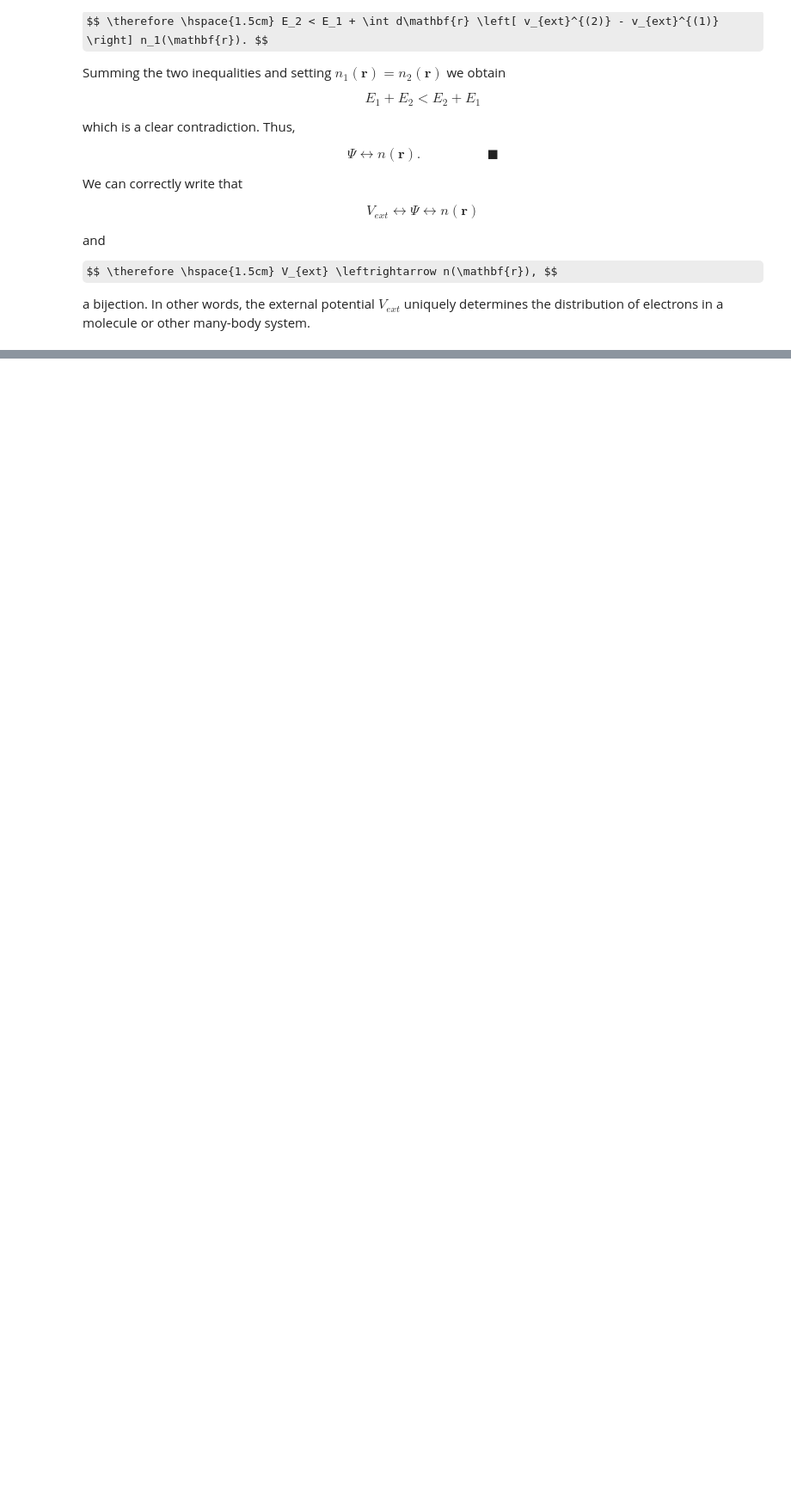
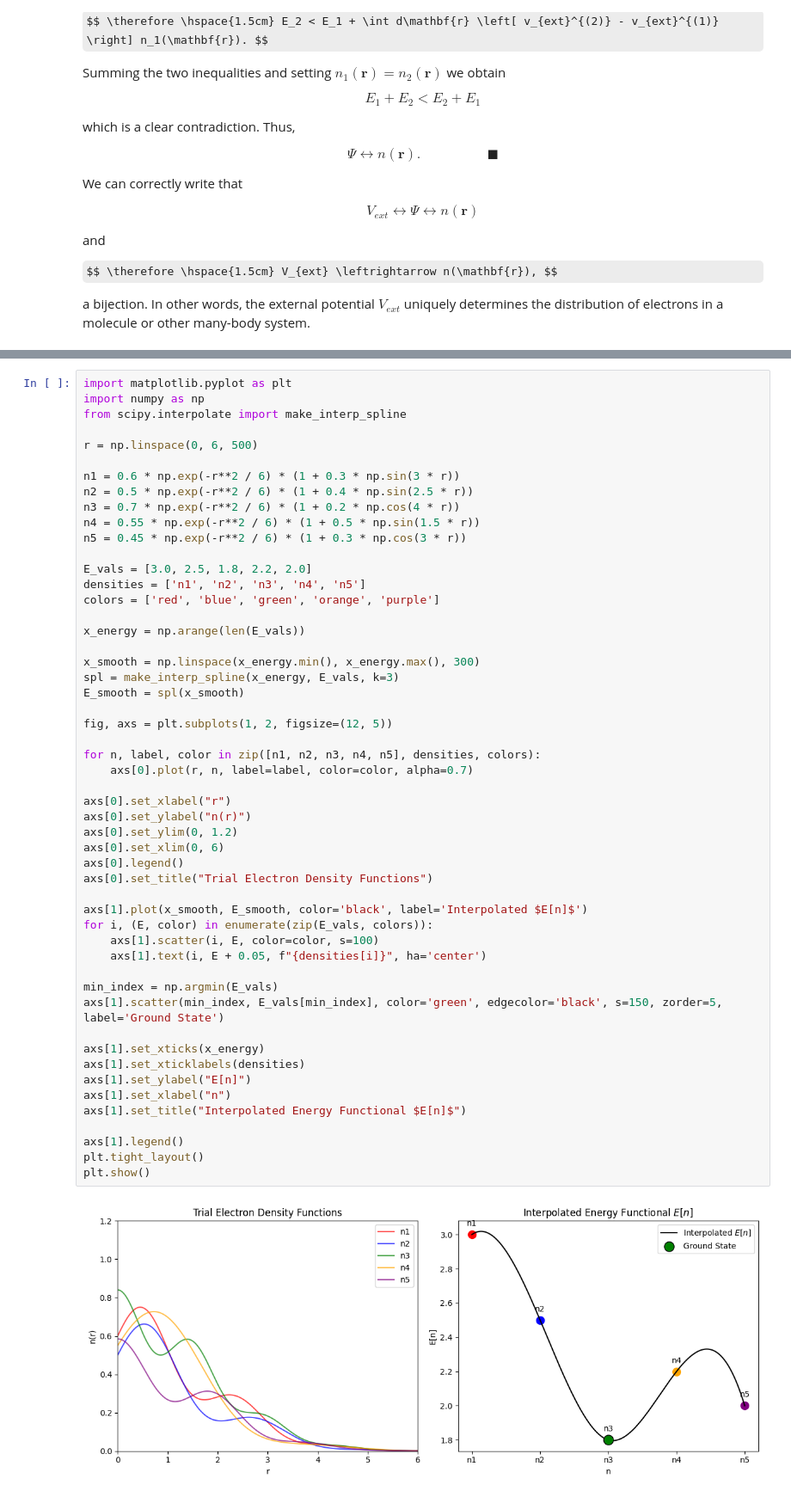
Before and after one commit to chandlerketelsen/portfolio, a Jupyter notebook: Density Functionals/DFT_Lecture_4.ipynb, the cells around one changed output, grey strips where cells are left out. Shown at 86% size. Saved outputs shown, nothing was run; the diff lists cells and outputs as text; some formulas as TeX source; blank space fills up the shorter version.

```diff
--- a/Density Functionals/DFT_Lecture_4.ipynb
+++ b/Density Functionals/DFT_Lecture_4.ipynb
@@ -159,0 +180,54 @@ a bijection. In other words, the external potential $V_{ext}$ uniquely determine
+# %%
+import matplotlib.pyplot as plt
+import numpy as np
+from scipy.interpolate import make_interp_spline
+
+r = np.linspace(0, 6, 500)
+
+n1 = 0.6 * np.exp(-r**2 / 6) * (1 + 0.3 * np.sin(3 * r))
+n2 = 0.5 * np.exp(-r**2 / 6) * (1 + 0.4 * np.sin(2.5 * r))
+n3 = 0.7 * np.exp(-r**2 / 6) * (1 + 0.2 * np.cos(4 * r))
+n4 = 0.55 * np.exp(-r**2 / 6) * (1 + 0.5 * np.sin(1.5 * r))
+n5 = 0.45 * np.exp(-r**2 / 6) * (1 + 0.3 * np.cos(3 * r))
+
+E_vals = [3.0, 2.5, 1.8, 2.2, 2.0]
+densities = ['n1', 'n2', 'n3', 'n4', 'n5']
+colors = ['red', 'blue', 'green', 'orange', 'purple']
+
+x_energy = np.arange(len(E_vals))
+
+x_smooth = np.linspace(x_energy.min(), x_energy.max(), 300)
+spl = make_interp_spline(x_energy, E_vals, k=3)
+E_smooth = spl(x_smooth)
+
+fig, axs = plt.subplots(1, 2, figsize=(12, 5))
+
+for n, label, color in zip([n1, n2, n3, n4, n5], densities, colors):
+    axs[0].plot(r, n, label=label, color=color, alpha=0.7)
+
+axs[0].set_xlabel("r")
+axs[0].set_ylabel("n(r)")
+axs[0].set_ylim(0, 1.2)
+axs[0].set_xlim(0, 6)
+axs[0].legend()
+axs[0].set_title("Trial Electron Density Functions")
+
+axs[1].plot(x_smooth, E_smooth, color='black', label='Interpolated $E[n]$')
+for i, (E, color) in enumerate(zip(E_vals, colors)):
+    axs[1].scatter(i, E, color=color, s=100)
+    axs[1].text(i, E + 0.05, f"{densities[i]}", ha='center')
+
+min_index = np.argmin(E_vals)
+axs[1].scatter(min_index, E_vals[min_index], color='green', edgecolor='black', s=150, zorder=5, label='Ground State')
+
+axs[1].set_xticks(x_energy)
+axs[1].set_xticklabels(densities)
+axs[1].set_ylabel("E[n]")
+axs[1].set_xlabel("n")
+axs[1].set_title("Interpolated Energy Functional $E[n]$")
+
+axs[1].legend()
+plt.tight_layout()
+plt.show()
+# %% [output]
+[figure, added]
```
Also changed, not shown: parts of 4 cells of this notebook.
